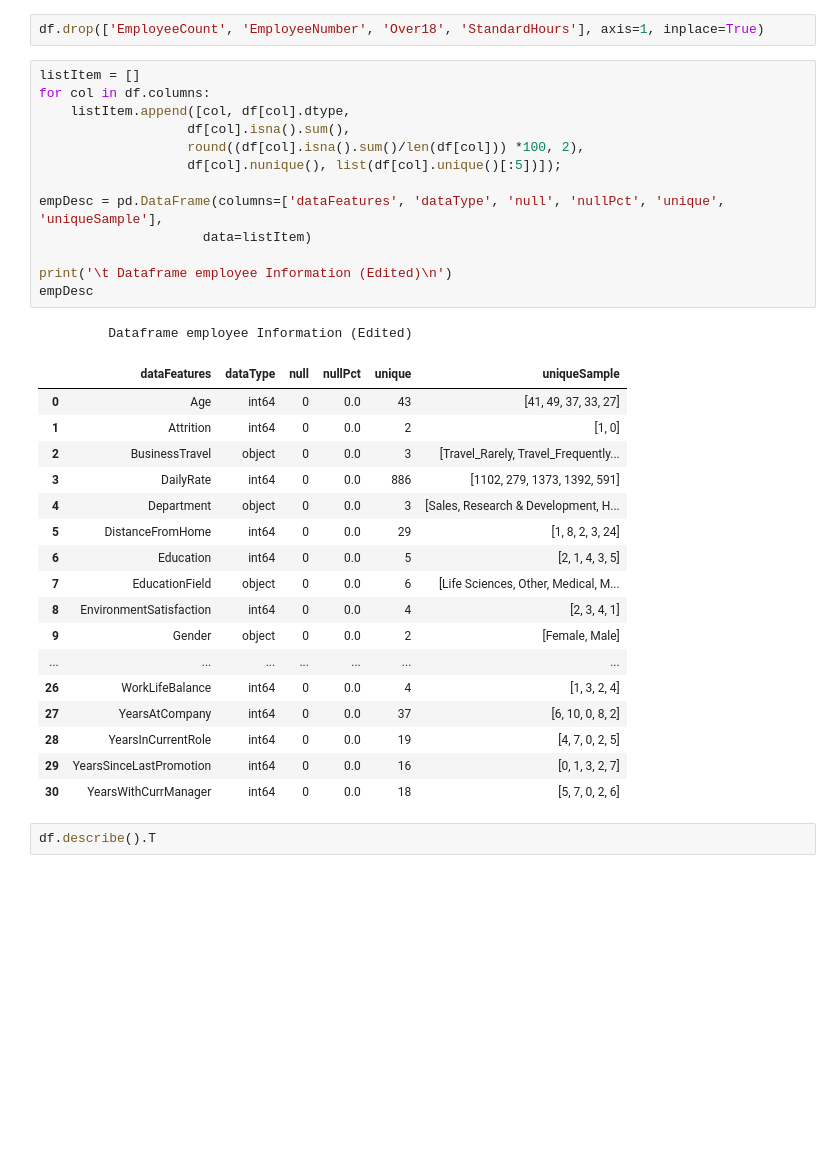
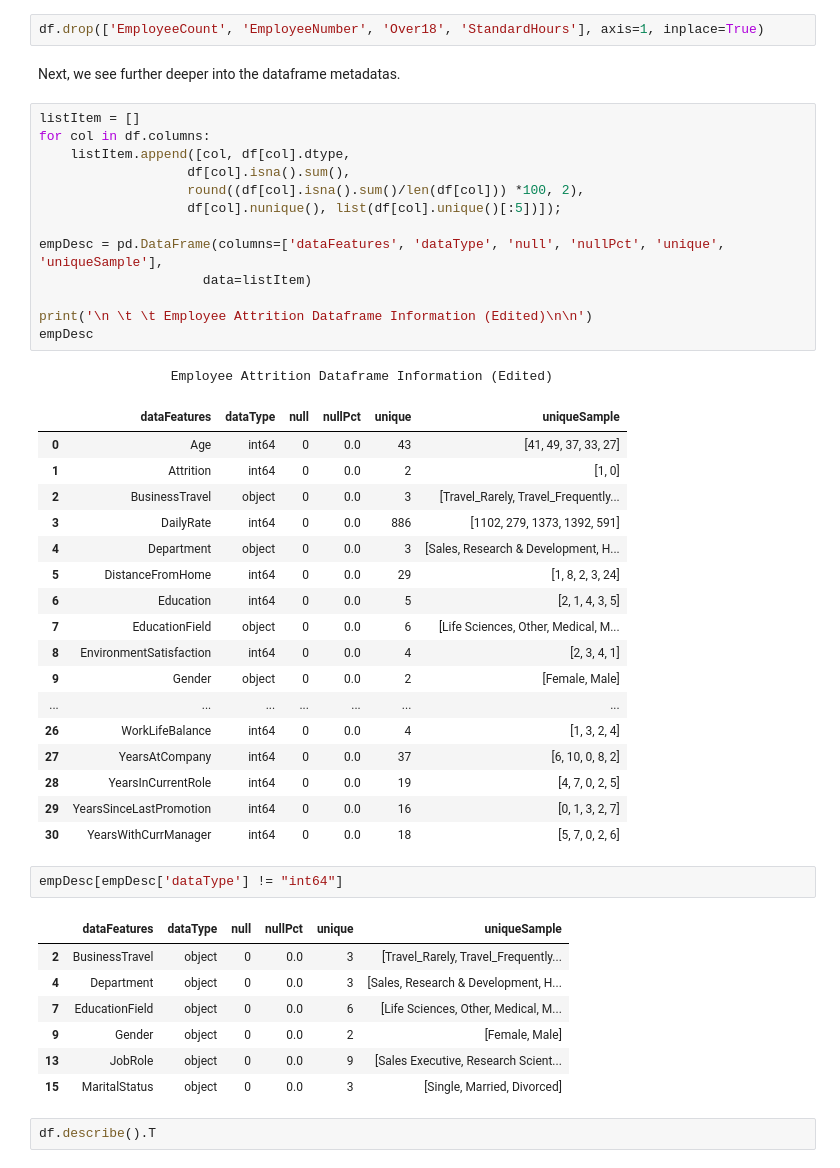
Before and after one commit to harashtaht/EmployeeAttritionIBM, a Jupyter notebook: Final_EmployeeAttrition.ipynb, the cells around one changed output. Drawn from its saved outputs; the diff is of its cells as text; blank space fills up the shorter version.

Commit message:
Commit for modification in part 1. Dataset Information. Run some of the initial lines.

```diff
--- a/Final_EmployeeAttrition.ipynb
+++ b/Final_EmployeeAttrition.ipynb
@@ -155,5 +142,7 @@ EmployeeNumber is slightly similar to index (ordinal), thus also dropped to prev
 # %%
 df.drop(['EmployeeCount', 'EmployeeNumber', 'Over18', 'StandardHours'], axis=1, inplace=True)
+# %% [markdown]
+Next, we see further deeper into the dataframe metadatas.
 # %%
 listItem = []
 for col in df.columns:
@@ -165,10 +154,10 @@ for col in df.columns:
 empDesc = pd.DataFrame(columns=['dataFeatures', 'dataType', 'null', 'nullPct', 'unique', 'uniqueSample'],
                      data=listItem)
 
-print('\t Dataframe employee Information (Edited)\n')
+print('\n \t \t Employee Attrition Dataframe Information (Edited)\n\n')
 empDesc
 # %% [output]
-         Dataframe employee Information (Edited)
+                 Employee Attrition Dataframe Information (Edited)
 |  | dataFeatures | dataType | null | nullPct | unique | uniqueSample |
 | 0 | Age | int64 | 0 | 0.0 | 43 | [41, 49, 37, 33, 27] |
 | 1 | Attrition | int64 | 0 | 0.0 | 2 | [1, 0] |
@@ -186,6 +175,16 @@ empDesc
 | 28 | YearsInCurrentRole | int64 | 0 | 0.0 | 19 | [4, 7, 0, 2, 5] |
 | 29 | YearsSinceLastPromotion | int64 | 0 | 0.0 | 16 | [0, 1, 3, 2, 7] |
 | 30 | YearsWithCurrManager | int64 | 0 | 0.0 | 18 | [5, 7, 0, 2, 6] |
+# %%
+empDesc[empDesc['dataType'] != "int64"]
+# %% [output]
+|  | dataFeatures | dataType | null | nullPct | unique | uniqueSample |
+| 2 | BusinessTravel | object | 0 | 0.0 | 3 | [Travel_Rarely, Travel_Frequently... |
+| 4 | Department | object | 0 | 0.0 | 3 | [Sales, Research & Development, H... |
+| 7 | EducationField | object | 0 | 0.0 | 6 | [Life Sciences, Other, Medical, M... |
+| 9 | Gender | object | 0 | 0.0 | 2 | [Female, Male] |
+| 13 | JobRole | object | 0 | 0.0 | 9 | [Sales Executive, Research Scient... |
+| 15 | MaritalStatus | object | 0 | 0.0 | 3 | [Single, Married, Divorced] |
 # %%
 df.describe().T
 # %% [output]
```
Also changed, not shown: parts of 9 cells of this notebook.
